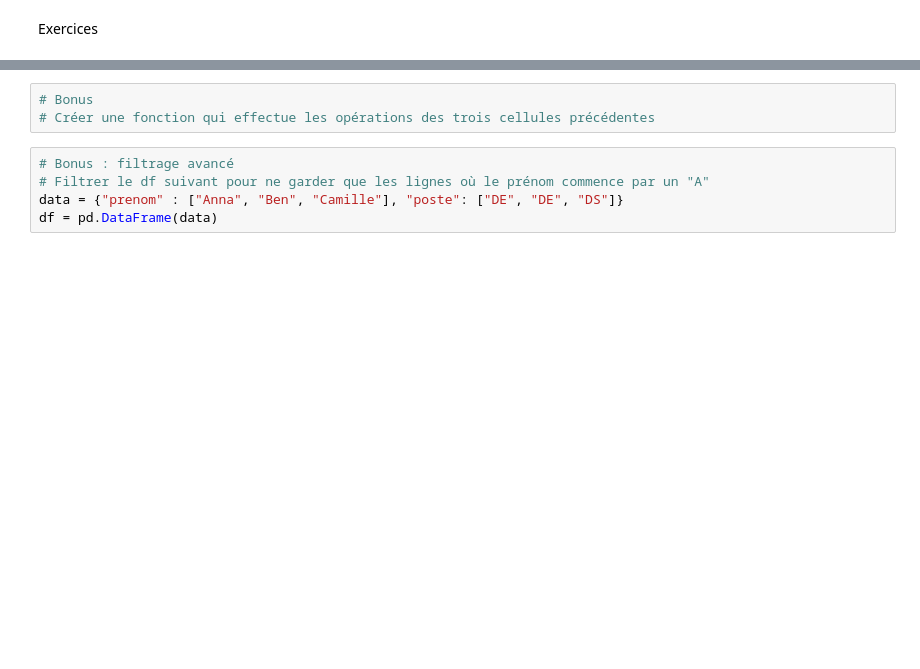
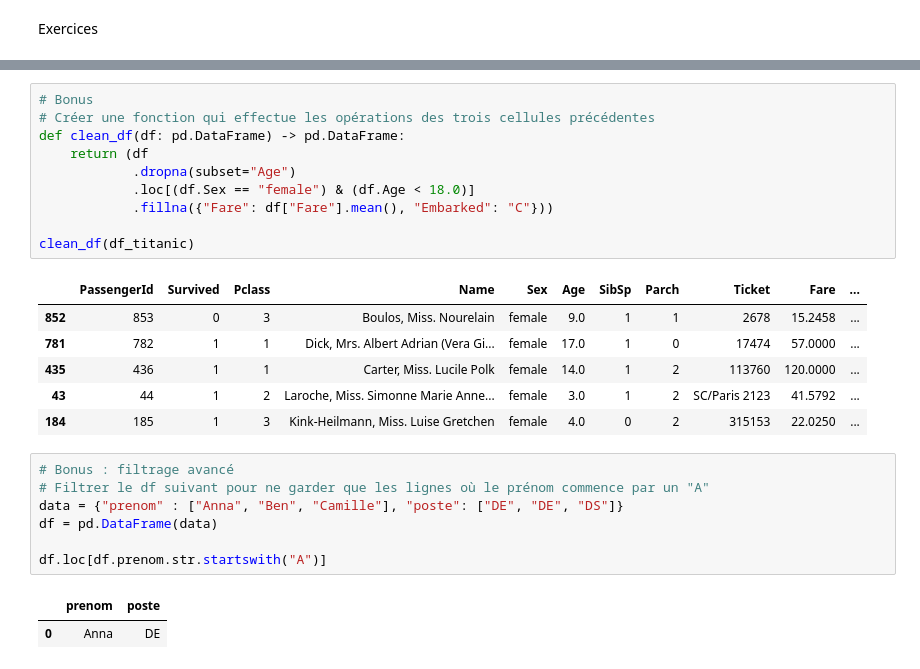
Before and after one commit to Romain-DE/ensae-python-int, a Jupyter notebook: 3_pandas/4_filtrage_missing_data.ipynb, the cells around one changed output, grey strips where cells are left out. Saved outputs shown, nothing was run; the diff lists cells and outputs as text; blank space fills up the shorter version.

```diff
--- a/3_pandas/4_filtrage_missing_data.ipynb
+++ b/3_pandas/4_filtrage_missing_data.ipynb
@@ -204,8 +207,27 @@ df_titanic["Embarked"] = df_titanic["Embarked"].fillna("C")
 # %%
 # Bonus
 # Créer une fonction qui effectue les opérations des trois cellules précédentes
+def clean_df(df: pd.DataFrame) -> pd.DataFrame:
+    return (df
+            .dropna(subset="Age")
+            .loc[(df.Sex == "female") & (df.Age < 18.0)]
+            .fillna({"Fare": df["Fare"].mean(), "Embarked": "C"}))
+
+clean_df(df_titanic)
+# %% [output]
+|  | PassengerId | Survived | Pclass | Name | Sex | Age | SibSp | Parch | Ticket | Fare | ... |
+| 852 | 853 | 0 | 3 | Boulos, Miss. Nourelain | female | 9.0 | 1 | 1 | 2678 | 15.2458 | ... |
+| 781 | 782 | 1 | 1 | Dick, Mrs. Albert Adrian (Vera Gi... | female | 17.0 | 1 | 0 | 17474 | 57.0000 | ... |
+| 435 | 436 | 1 | 1 | Carter, Miss. Lucile Polk | female | 14.0 | 1 | 2 | 113760 | 120.0000 | ... |
+| 43 | 44 | 1 | 2 | Laroche, Miss. Simonne Marie Anne... | female | 3.0 | 1 | 2 | SC/Paris 2123 | 41.5792 | ... |
+| 184 | 185 | 1 | 3 | Kink-Heilmann, Miss. Luise Gretchen | female | 4.0 | 0 | 2 | 315153 | 22.0250 | ... |
 # %%
 # Bonus : filtrage avancé
 # Filtrer le df suivant pour ne garder que les lignes où le prénom commence par un "A"
 data = {"prenom" : ["Anna", "Ben", "Camille"], "poste": ["DE", "DE", "DS"]}
 df = pd.DataFrame(data)
+
+df.loc[df.prenom.str.startswith("A")]
+# %% [output]
+|  | prenom | poste |
+| 0 | Anna | DE |
```
Also changed, not shown: parts of 4 cells of this notebook, 6 other files.
